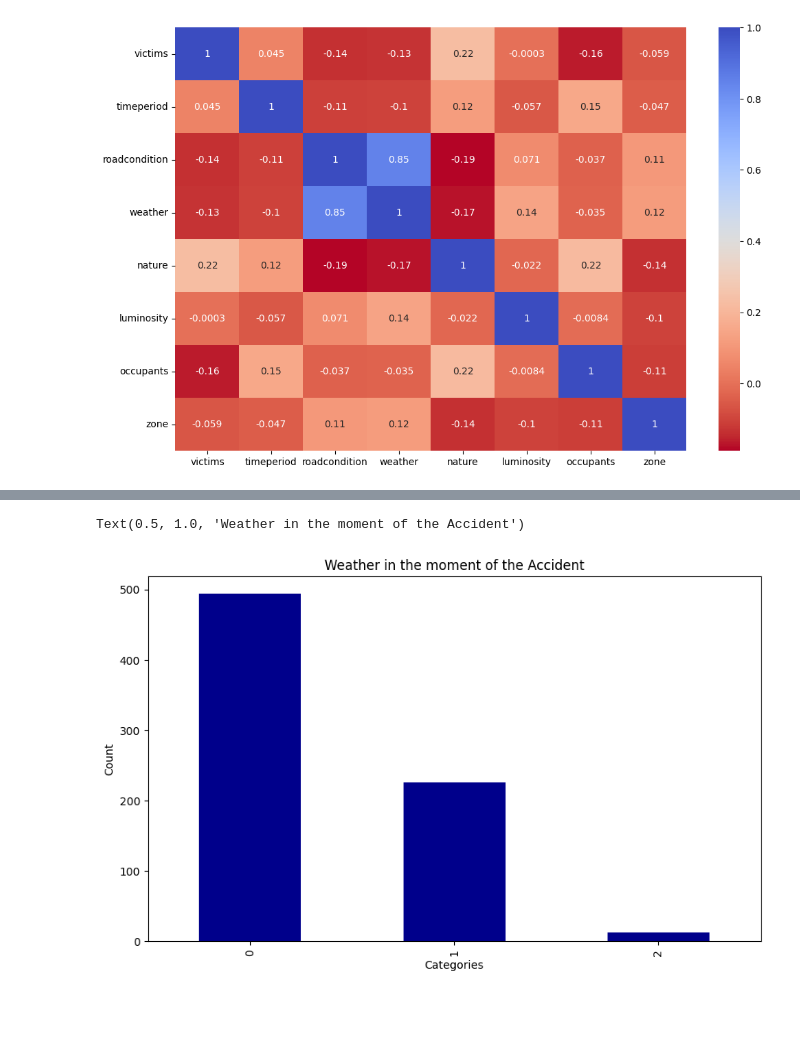
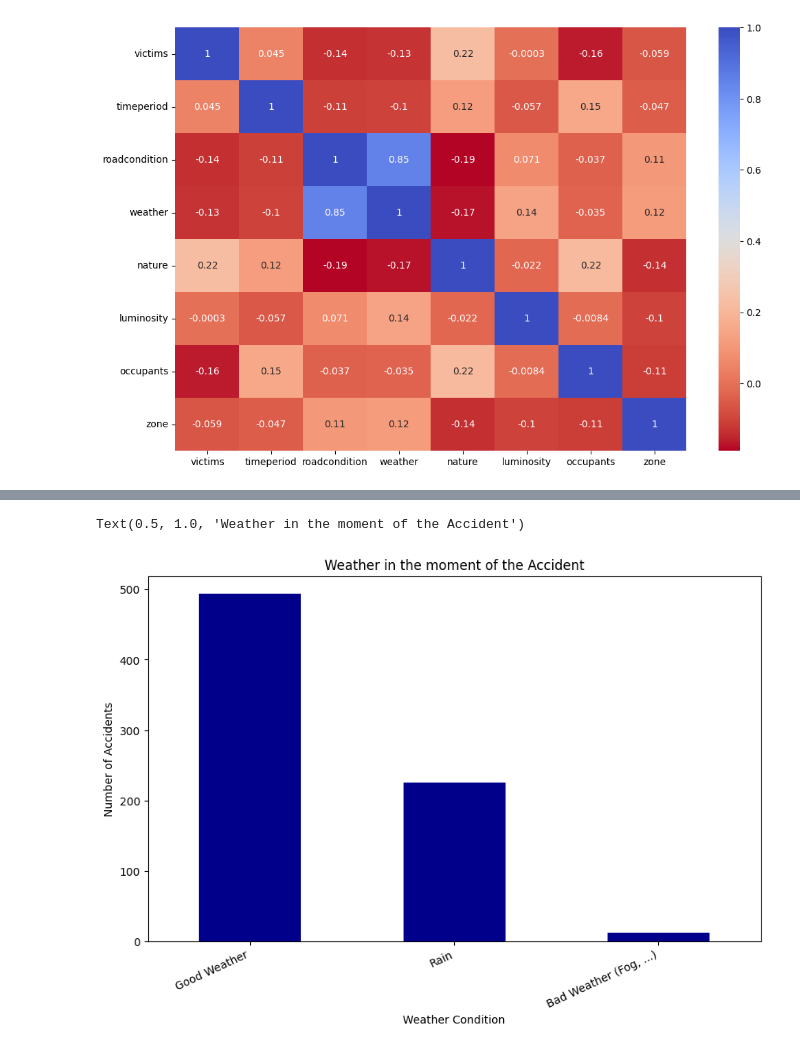
Before and after one commit to gmgriebeler/severity_of_accidents_on_highways, a Jupyter notebook: severity_of_accidents.ipynb, the cells around one changed output, grey strips where cells are left out. Saved outputs shown, nothing was run; the diff lists cells and outputs as text; code cells hidden in the pictures; blank space fills up the shorter version.

```diff
--- a/severity_of_accidents.ipynb
+++ b/severity_of_accidents.ipynb
@@ -221,17 +221,29 @@ C(dummy)[T.1.0]       -0.1494      0.096     -1.552      0.121      -0.338
 1/2                    0.1246      0.062      2.010      0.044       0.003       0.246
 ======================================================================================
 # %%
-contagem_categorias = df1['weather'].value_counts()
+weather_map = {
+    0: 'Good Weather',
+    1: 'Rain',
+    2: 'Bad Weather (Fog, ...)'
+}
+
+df1['weather_category_names'] = df1['weather'].map(weather_map)
+
+contagem_categorias = df1['weather_category_names'].value_counts()
+
+# contagem_categorias = df1['weather'].value_counts()
 
 plt.figure(figsize=(10, 6))
 contagem_categorias.plot(kind='bar', color='darkblue')
 
-plt.xlabel('Categories')
-plt.ylabel('Count')
+plt.xticks(rotation=25, ha='right')
+
+plt.xlabel('Weather Condition')
+plt.ylabel('Number of Accidents')
 plt.title(f'Weather in the moment of the Accident')
 # %% [output]
 Text(0.5, 1.0, 'Weather in the moment of the Accident')
-[figure, old version]
+[figure, new version]
 # %%
 # num_of_thresholds = 2
 # mod_prob.transform_threshold_params(res_prob.params[-num_of_thresholds:])
```
Also changed, not shown: parts of 4 cells of this notebook.
